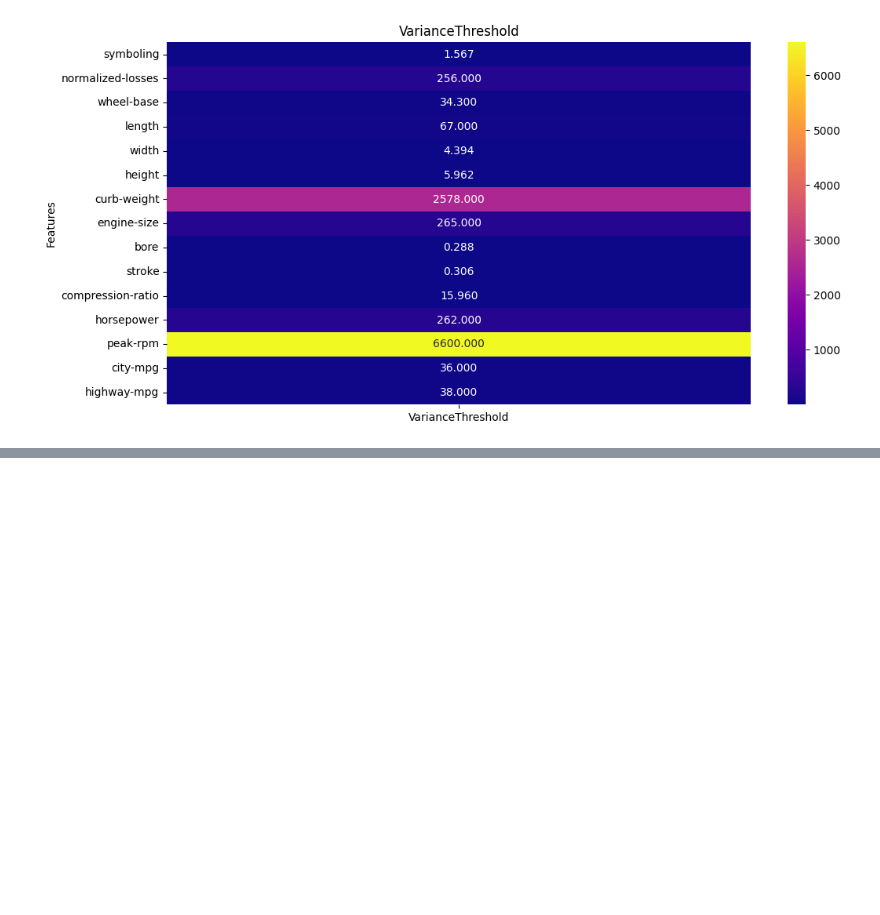
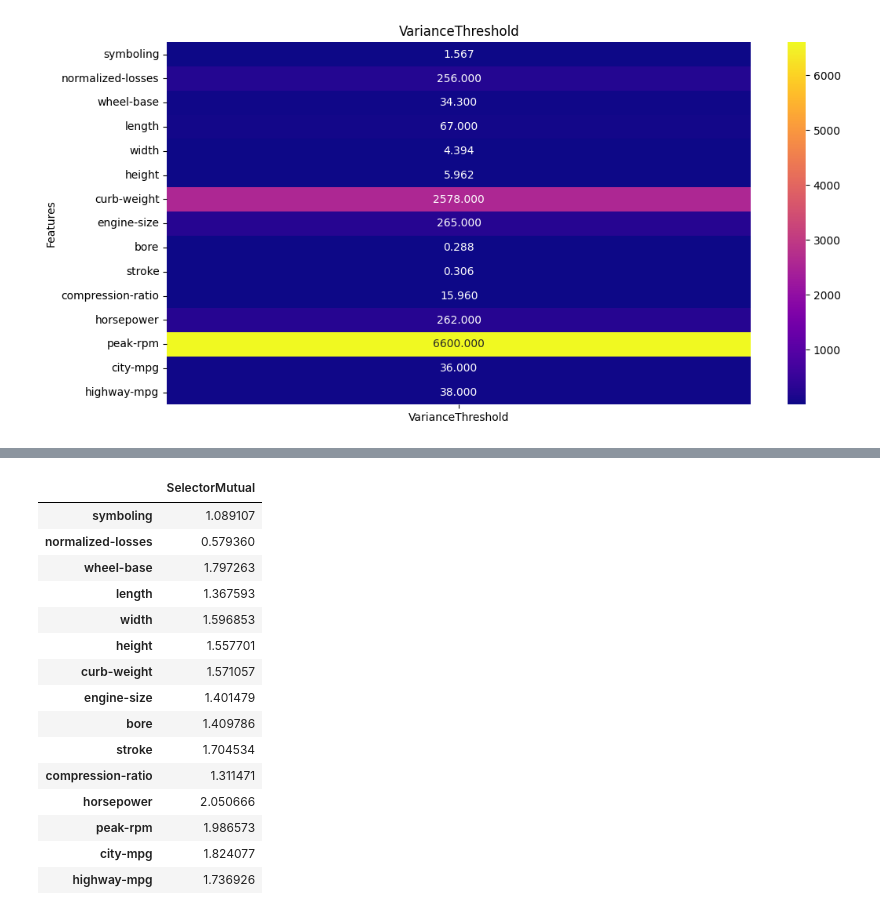
Before and after one commit to kompapasha/DataSciense, a Jupyter notebook: Lab3/MainbookLab3.ipynb, the cells around one changed output, grey strips where cells are left out. Cells and saved outputs as stored; diff of their text form; code cells hidden in the pictures; blank space fills up the shorter version.

```diff
--- a/Lab3/MainbookLab3.ipynb
+++ b/Lab3/MainbookLab3.ipynb
@@ -384,0 +399,21 @@ KeyError: "None of [Index(['F-Score'], dtype='object')] are in the [columns]"
+# %%
+ranked_data_selectormutual = pd.DataFrame(index=features.columns)
+ranked_data_selectormutual['SelectorMutual'] = selectorMutual.scores_
+ranked_data_selectormutual
+# %% [output]
+|  | SelectorMutual |
+| symboling | 1.089107 |
+| normalized-losses | 0.579360 |
+| wheel-base | 1.797263 |
+| length | 1.367593 |
+| width | 1.596853 |
+| height | 1.557701 |
+| curb-weight | 1.571057 |
+| engine-size | 1.401479 |
+| bore | 1.409786 |
+| stroke | 1.704534 |
+| compression-ratio | 1.311471 |
+| horsepower | 2.050666 |
+| peak-rpm | 1.986573 |
+| city-mpg | 1.824077 |
+| highway-mpg | 1.736926 |
```
Also changed, not shown: parts of 7 cells of this notebook.
